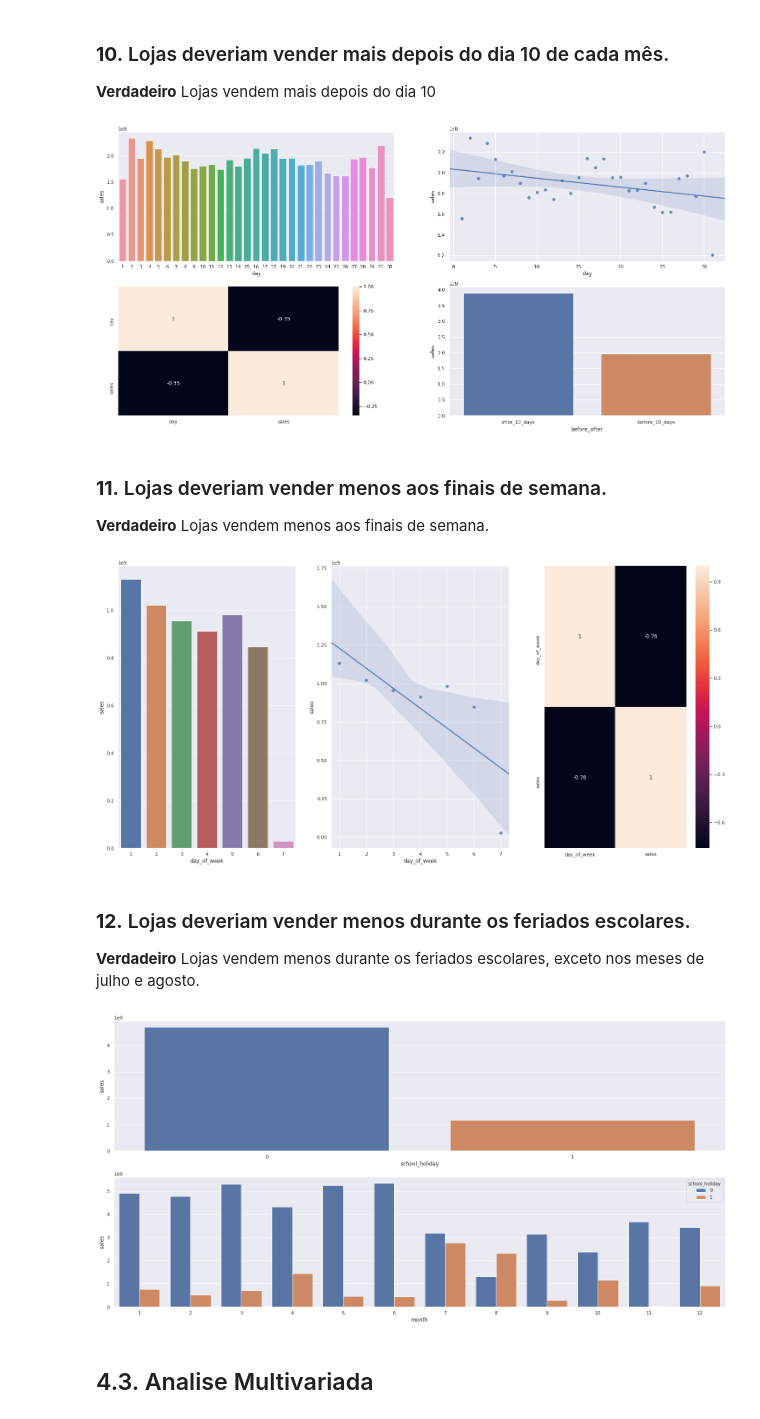
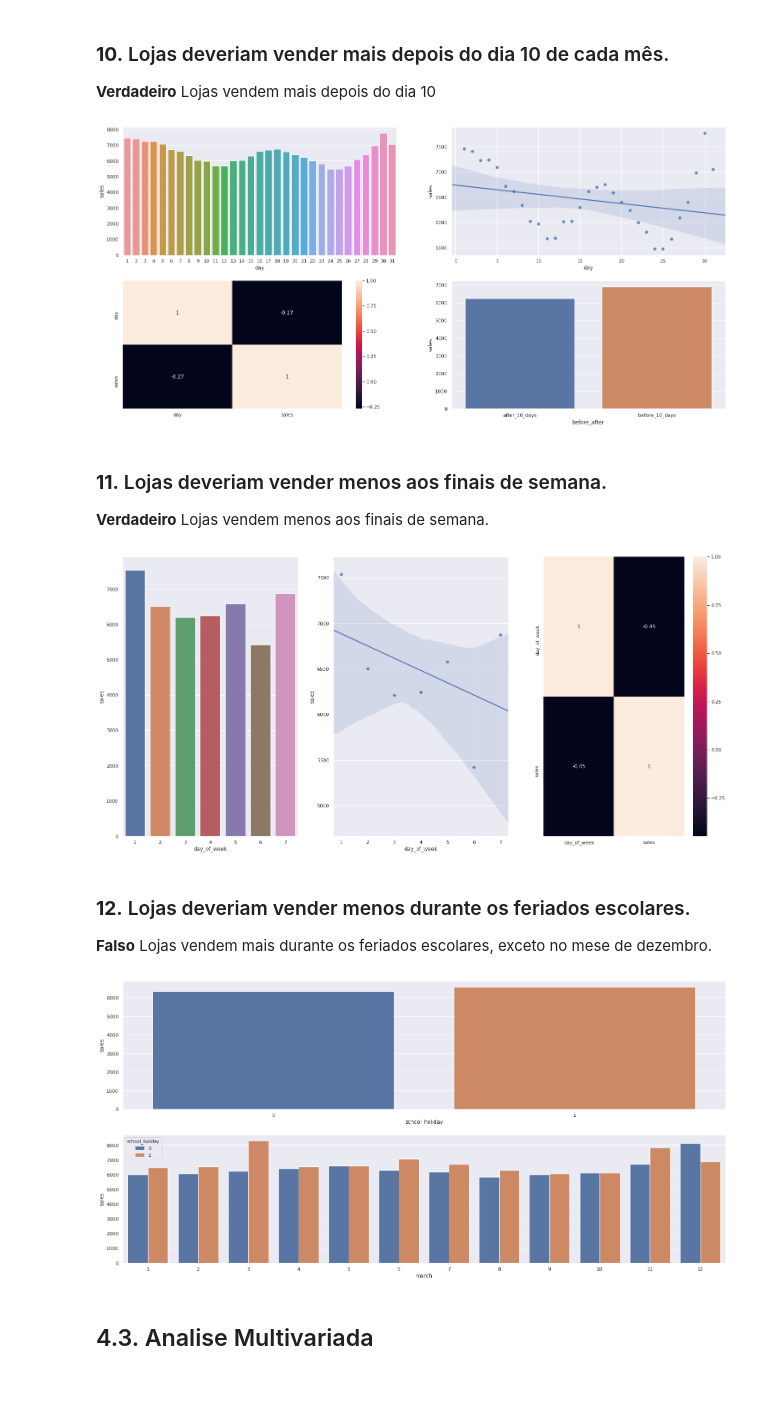
Before and after one commit to VictorTerror/DataScience_Em_Producao, a Jupyter notebook: Notebook_store_sales_prediction.ipynb, the cells around one changed output. Saved outputs shown, nothing was run; the diff lists cells and outputs as text; code cells hidden in the pictures; blank space fills up the shorter version.

```diff
--- a/Notebook_store_sales_prediction.ipynb
+++ b/Notebook_store_sales_prediction.ipynb
@@ -694,7 +694,7 @@ sns.heatmap( aux1.corr( method='pearson'), annot=True );
 ### **10.** Lojas deveriam vender mais depois do dia 10 de cada mês.
 **Verdadeiro** Lojas vendem mais depois do dia 10
 # %%
-aux1 = df4[['day', 'sales']].groupby( 'day' ).sum().reset_index()
+aux1 = df4[['day', 'sales']].groupby( 'day' ).median().reset_index()
 
 plt.subplot( 2, 2, 1)
 sns.barplot( x='day', y='sales', data=aux1 );
@@ -708,15 +708,15 @@ sns.heatmap( aux1.corr( method='pearson'), annot=True );
 aux1['before_after'] = aux1['day'].apply( lambda x: 'before_10_days' if x <= 10 else 'after_10_days' )
 
 plt.subplot( 2, 2, 4)
-aux2 = aux1[['before_after', 'sales']].groupby( 'before_after' ).sum().reset_index()
+aux2 = aux1[['before_after', 'sales']].groupby( 'before_after' ).median().reset_index()
 sns.barplot( x='before_after', y='sales', data=aux2);
 # %% [output]
-[figure, old version]
+[figure, new version]
 # %% [markdown]
 ### **11.** Lojas deveriam vender menos aos finais de semana.
 **Verdadeiro** Lojas vendem menos aos finais de semana.
 # %%
-aux1 = df4[['day_of_week', 'sales']].groupby( 'day_of_week' ).sum().reset_index()
+aux1 = df4[['day_of_week', 'sales']].groupby( 'day_of_week' ).median().reset_index()
 
 plt.subplot( 1, 3, 1)
 sns.barplot( x='day_of_week', y='sales', data=aux1 );
@@ -727,23 +727,23 @@ sns.regplot( x='day_of_week', y='sales', data=aux1 );
 plt.subplot( 1, 3, 3)
 sns.heatmap( aux1.corr( method='pearson'), annot=True );
 # %% [output]
-[figure, old version]
+[figure, new version]
 # %% [markdown]
 ### **12.** Lojas deveriam vender menos durante os feriados escolares.
-**Verdadeiro** Lojas vendem menos durante os feriados escolares, exceto nos meses de julho e agosto.
+**Falso** Lojas vendem mais durante os feriados escolares, exceto no mese de dezembro.
 # %%
 
-aux1 = df4[['school_holiday', 'sales']].groupby( 'school_holiday').sum().reset_index()
+aux1 = df4[['school_holiday', 'sales']].groupby( 'school_holiday').median().reset_index()
 
 plt.subplot( 2, 1, 1 )
 sns.barplot( x='school_holiday', y='sales', data=aux1 );
 
-aux2 = df4[['month', 'school_holiday', 'sales']].groupby( ['month', 'school_holiday'] ).sum().reset_index()
+aux2 = df4[['month', 'school_holiday', 'sales']].groupby( ['month', 'school_holiday'] ).median().reset_index()
 
 plt.subplot( 2, 1, 2 )
 sns.barplot( x='month', y='sales', hue='school_holiday', data=aux2 );
 # %% [output]
-[figure, old version]
+[figure, new version]
 # %% [markdown]
 ## 4.3. Analise Multivariada
 # %% [markdown]
```
Also changed, not shown: parts of 17 cells of this notebook.
